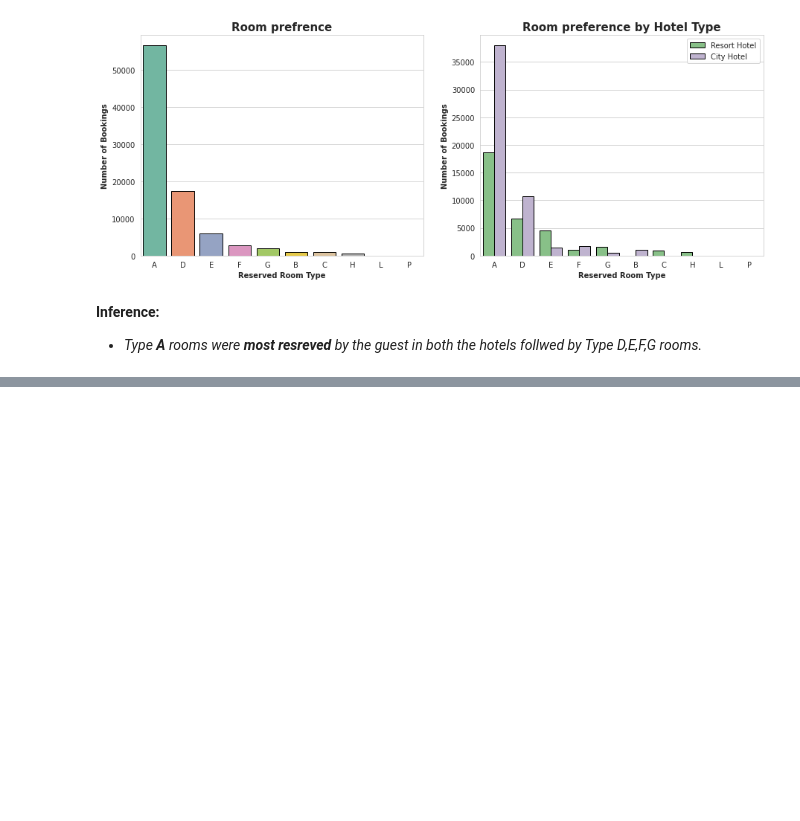
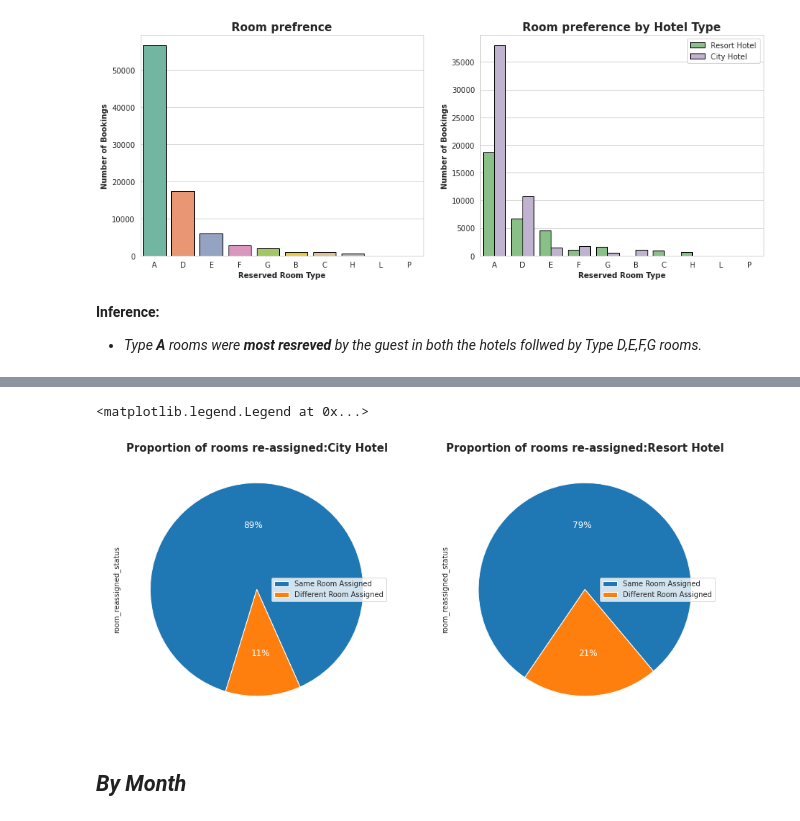
Before and after one commit to shrikantkute/EDA-Hotel-Booking, a Jupyter notebook: Hotel_Booking_EDA.ipynb, the cells around one changed output, grey strips where cells are left out. Cells and saved outputs as stored; diff of their text form; code cells hidden in the pictures; blank space fills up the shorter version.

```diff
--- a/Hotel_Booking_EDA.ipynb
+++ b/Hotel_Booking_EDA.ipynb
@@ -586,0 +665,20 @@ plt.legend(loc='upper right')
+# %%
+# Visualization
+plt.figure(figsize=(15,15))
+
+# City Hotel
+plt.subplot(2,2,1)
+room_change_percentage_for_city_hotel.plot(kind='pie',x='%',startangle=294,autopct='%1.0f%%' ,textprops={'color':"w",'fontsize':12})
+plt.title('Proportion of rooms re-assigned:City Hotel',weight='bold',fontsize=15)
+# Took the legend from the room_change_percentage["Room Change Status"]
+plt.legend(labels=room_change_percentage["Room Change Status"].value_counts().index,loc=('center right'))
+
+# City Hotel
+plt.subplot(2,2,2)
+room_change_percentage_for_resort_hotel.plot(kind='pie',x='%',startangle=310,autopct='%1.0f%%' ,textprops={'color':"w",'fontsize':12})
+plt.title('Proportion of rooms re-assigned:Resort Hotel',weight='bold',fontsize=15)
+# Took the legend from the room_change_percentage["Room Change Status"]
+plt.legend(labels=room_change_percentage["Room Change Status"].value_counts().index,loc=('center right'))
+# %% [output]
+<matplotlib.legend.Legend at 0x...>
+[figure, added]
@@ -586,0 +687,2 @@ plt.legend(loc='upper right')
+# %% [markdown]
+## *By Month*
```
Also changed, not shown: parts of 42 cells of this notebook.
